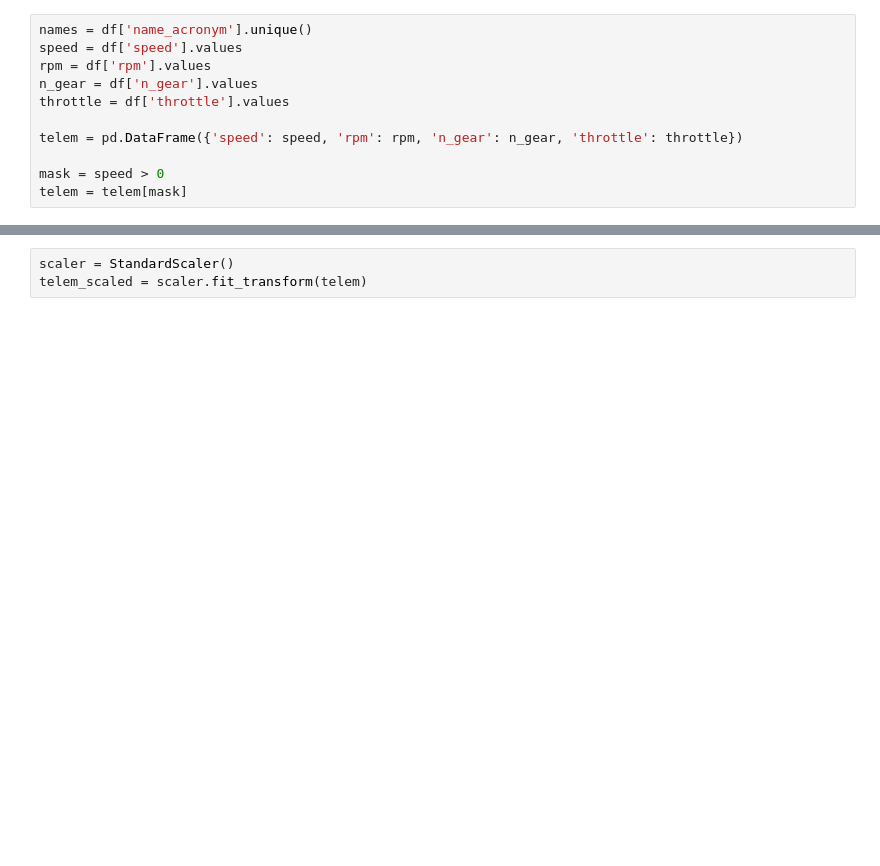
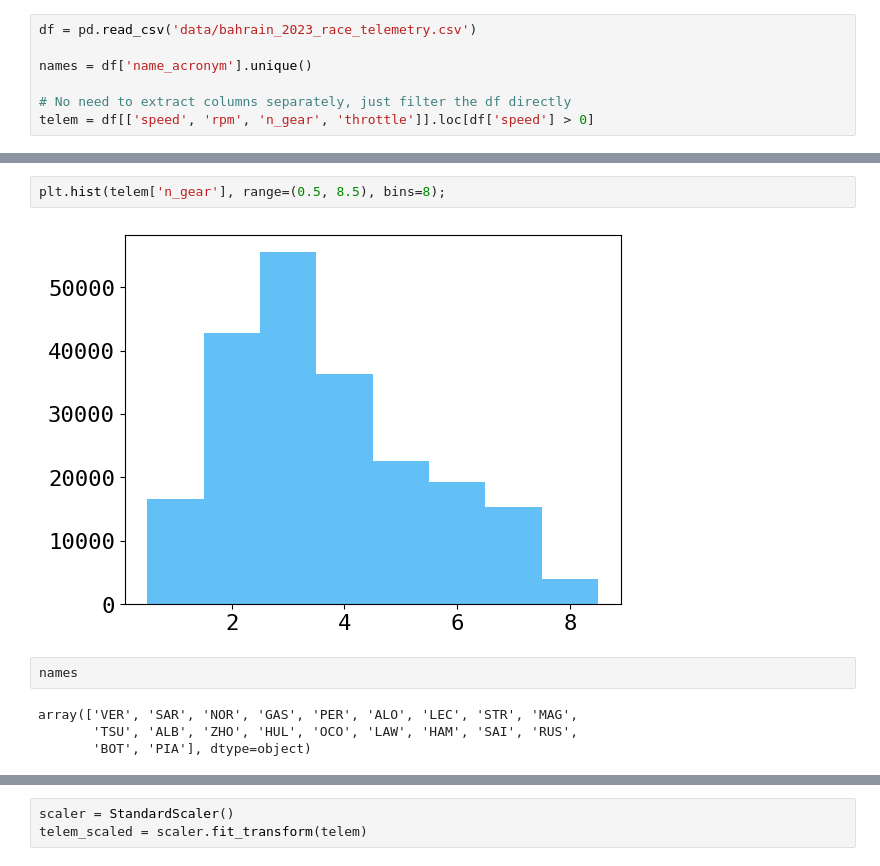
Before and after one commit to Emdryo/AML_Final_Project_F1, a Jupyter notebook: test.ipynb, the cells around one changed output, grey strips where cells are left out. Cells and saved outputs as stored; diff of their text form; blank space fills up the shorter version.

```diff
--- a/test.ipynb
+++ b/test.ipynb
@@ -28,11 +12,7 @@ df
 # %%
+df = pd.read_csv('data/bahrain_2023_race_telemetry.csv')
+
 names = df['name_acronym'].unique()
-speed = df['speed'].values
-rpm = df['rpm'].values
-n_gear = df['n_gear'].values
-throttle = df['throttle'].values
 
-telem = pd.DataFrame({'speed': speed, 'rpm': rpm, 'n_gear': n_gear, 'throttle': throttle})
-
-mask = speed > 0
-telem = telem[mask]
+# No need to extract columns separately, just filter the df directly
+telem = df[['speed', 'rpm', 'n_gear', 'throttle']].loc[df['speed'] > 0]
@@ -52,0 +51,10 @@ telem = telem[mask]
+# %%
+plt.hist(telem['n_gear'], range=(0.5, 8.5), bins=8);
+# %% [output]
+[figure, added]
+# %%
+names
+# %% [output]
+array(['VER', 'SAR', 'NOR', 'GAS', 'PER', 'ALO', 'LEC', 'STR', 'MAG',
+       'TSU', 'ALB', 'ZHO', 'HUL', 'OCO', 'LAW', 'HAM', 'SAI', 'RUS',
+       'BOT', 'PIA'], dtype=object)
```
Also changed, not shown: parts of 10 cells of this notebook, 2 other files.
